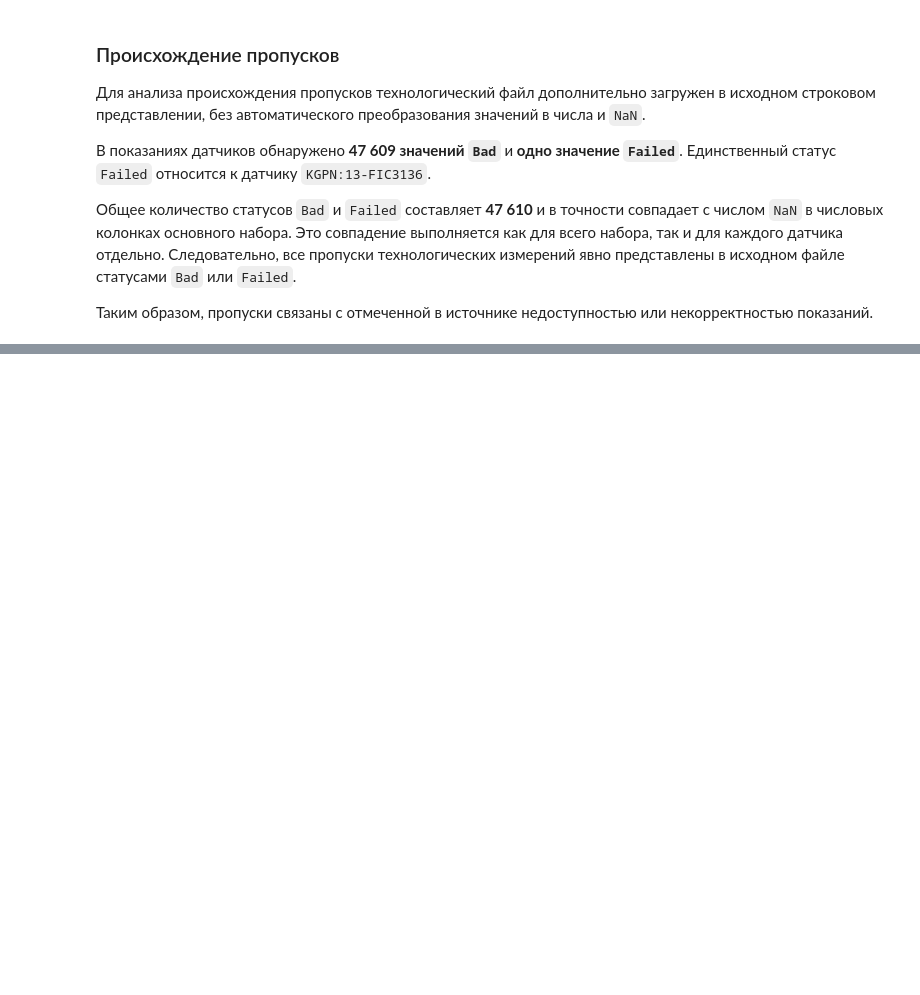
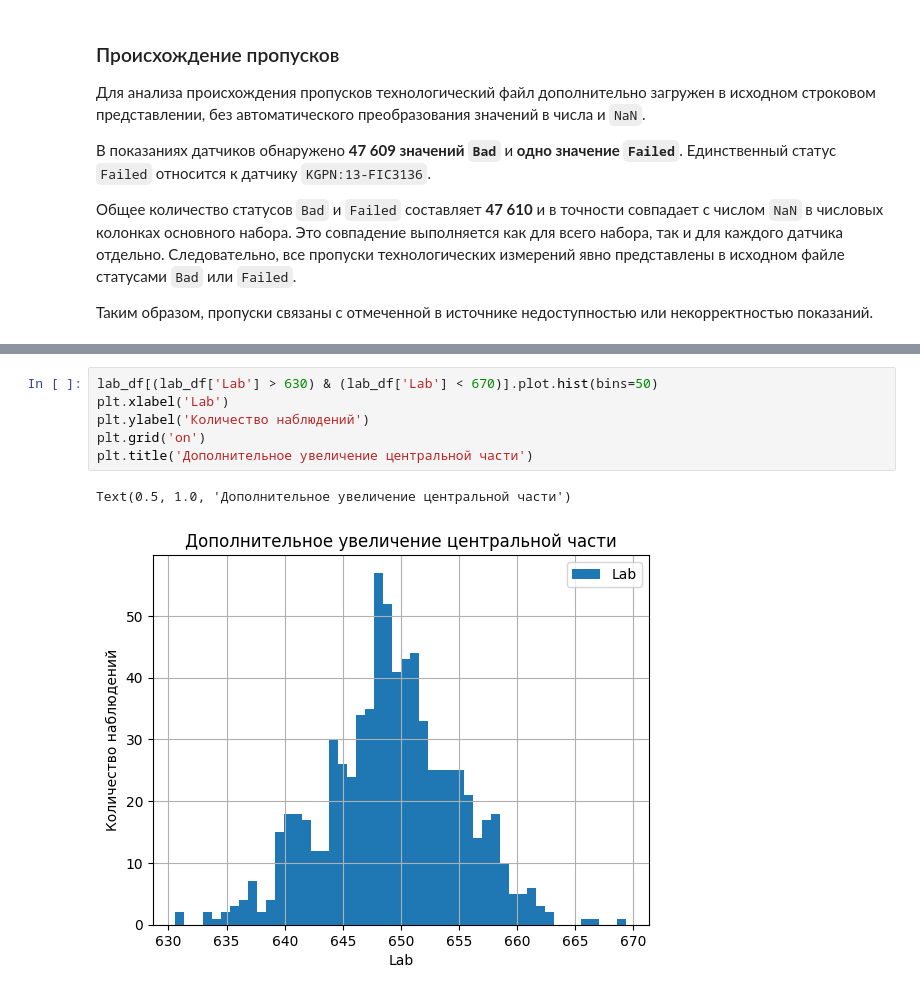
Before and after one commit to Bas-sov/soft-sensor, a Jupyter notebook: notebooks/01_eda.ipynb, the cells around one changed output, grey strips where cells are left out. Drawn from its saved outputs; the diff is of its cells as text; blank space fills up the shorter version.

```diff
--- a/notebooks/01_eda.ipynb
+++ b/notebooks/01_eda.ipynb
@@ -468,0 +512,9 @@ np.True_
+# %%
+lab_df[(lab_df['Lab'] > 630) & (lab_df['Lab'] < 670)].plot.hist(bins=50)
+plt.xlabel('Lab')
+plt.ylabel('Количество наблюдений')
+plt.grid('on')
+plt.title('Дополнительное увеличение центральной части')
+# %% [output]
+Text(0.5, 1.0, 'Дополнительное увеличение центральной части')
+[figure, added]
```
Also changed, not shown: parts of 7 cells of this notebook.
